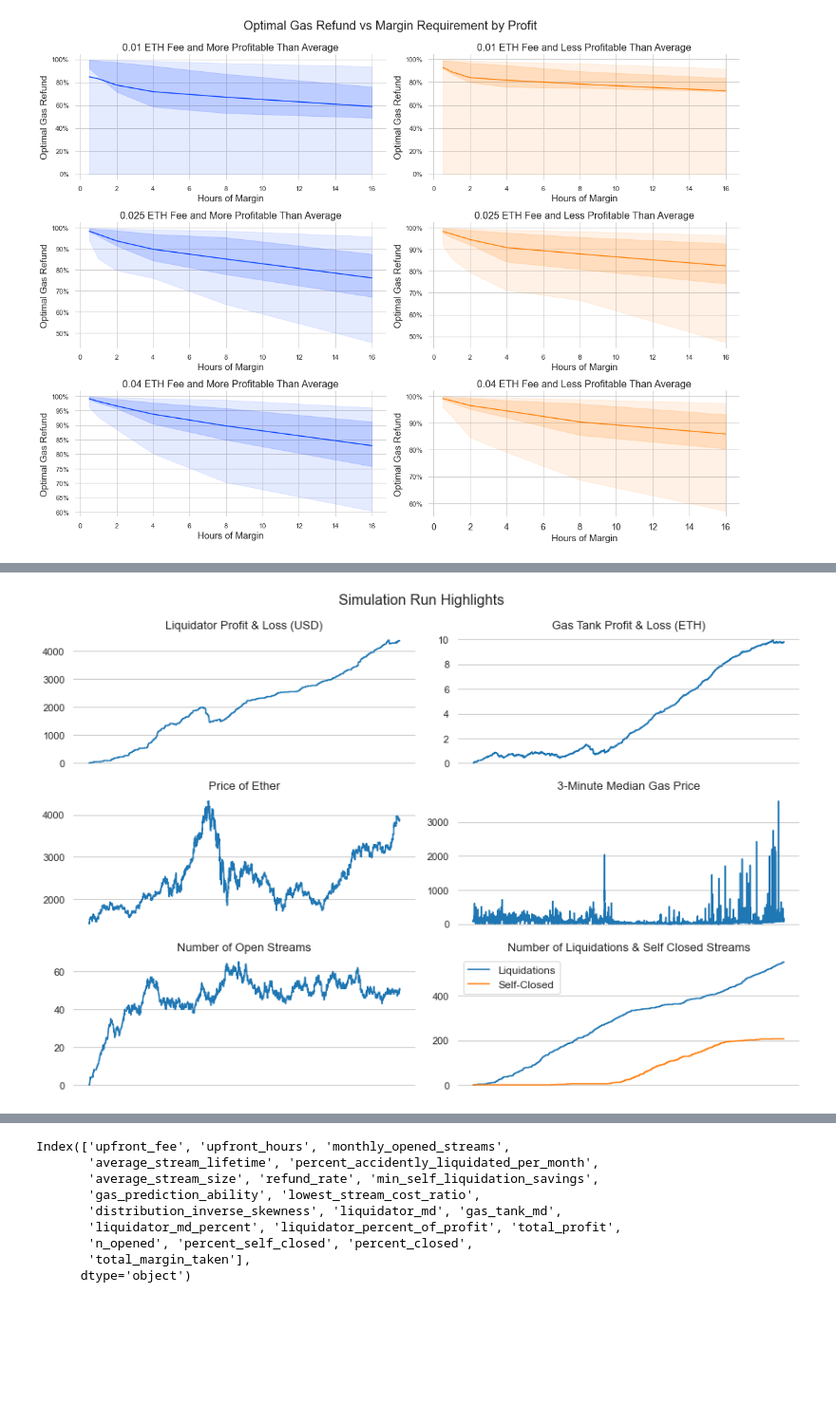
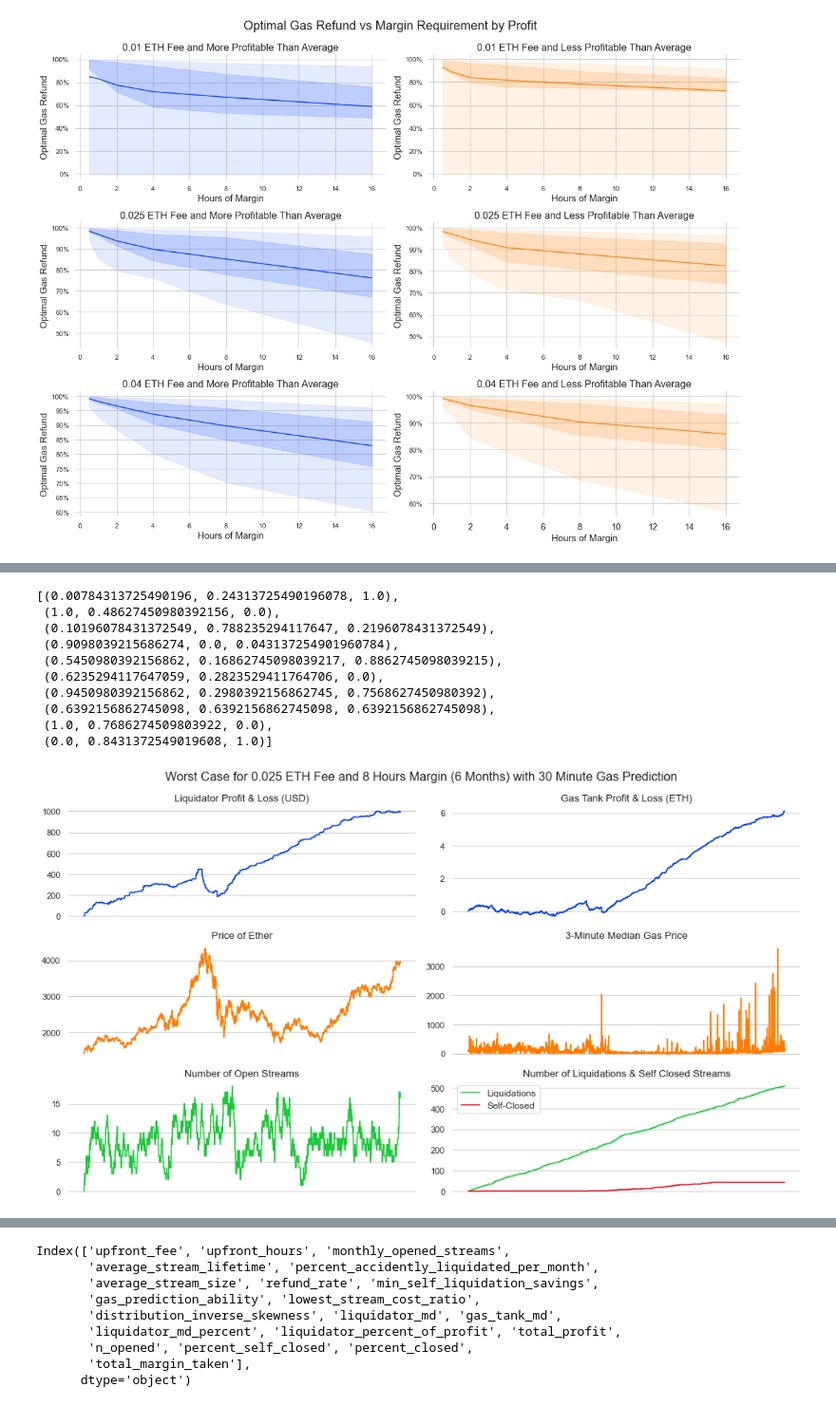
Before and after one commit to mcurcio5/superfluid-liquidations, a Jupyter notebook: sim_analysis.ipynb, the cells around one changed output, grey strips where cells are left out. Shown at 95% size. Drawn from its saved outputs; the diff is of its cells as text; code cells hidden in the pictures; blank space fills up the shorter version.

```diff
--- a/sim_analysis.ipynb
+++ b/sim_analysis.ipynb
@@ -514,14 +510,14 @@ plt.show()
 # %%
 params = {'upfront_fee': 0.025,
  'upfront_hours': 8,
- 'monthly_opened_streams': 131.89859252640343,
- 'average_stream_lifetime': 12.246640433643801,
- 'percent_accidently_liquidated_per_month': 0.1,
- 'average_stream_size': 1871.4184610141854,
+ 'monthly_opened_streams': 100,
+ 'average_stream_lifetime': 3,
+ 'percent_accidently_liquidated_per_month': 0.5,
+ 'average_stream_size': 500,
  'refund_rate': 0.005948950114703533,
- 'min_self_liquidation_savings': 6.144206528878636,
- 'gas_prediction_ability': 0.05940926592522877,
- 'lowest_stream_cost_ratio': 3.402273244518711,
- 'distribution_inverse_skewness': 4.354494684030849}
+ 'min_self_liquidation_savings': 0,
+ 'gas_prediction_ability': 0.5,
+ 'lowest_stream_cost_ratio': .8,
+ 'distribution_inverse_skewness': 1}
 # %%
 params['refund_rate'] = bisect(calculate_and_return_loss, .00001, .99999, args=params)
@@ -528,6 +538,19 @@ params['refund_rate'] = bisect(calculate_and_return_loss, .00001, .99999, args=p
+# %%
+sns.color_palette('bright')
+# %% [output]
+[(0.00784313725490196, 0.24313725490196078, 1.0),
+ (1.0, 0.48627450980392156, 0.0),
+ (0.10196078431372549, 0.788235294117647, 0.2196078431372549),
+ (0.9098039215686274, 0.0, 0.043137254901960784),
+ (0.5450980392156862, 0.16862745098039217, 0.8862745098039215),
+ (0.6235294117647059, 0.2823529411764706, 0.0),
+ (0.9450980392156862, 0.2980392156862745, 0.7568627450980392),
+ (0.6392156862745098, 0.6392156862745098, 0.6392156862745098),
+ (1.0, 0.7686274509803922, 0.0),
+ (0.0, 0.8431372549019608, 1.0)]
 # %%
 df = simulate_and_calculate_pl(df, params)
-graph_pl(df)
-plt.savefig('sim_run_highlights_025_and_8.png', format='png')
+graph_pl(df, title='Worst Case for 0.025 ETH Fee and 8 Hours Margin (6 Months) with 30 Minute Gas Prediction')
+plt.savefig('sim_run_highlights_025_and_8_worst_case_w_pred.png', format='png')
 # %% [output]
-[figure, old version]
+[figure, new version]
```
Also changed, not shown: parts of 6 cells of this notebook, 1 other file.
